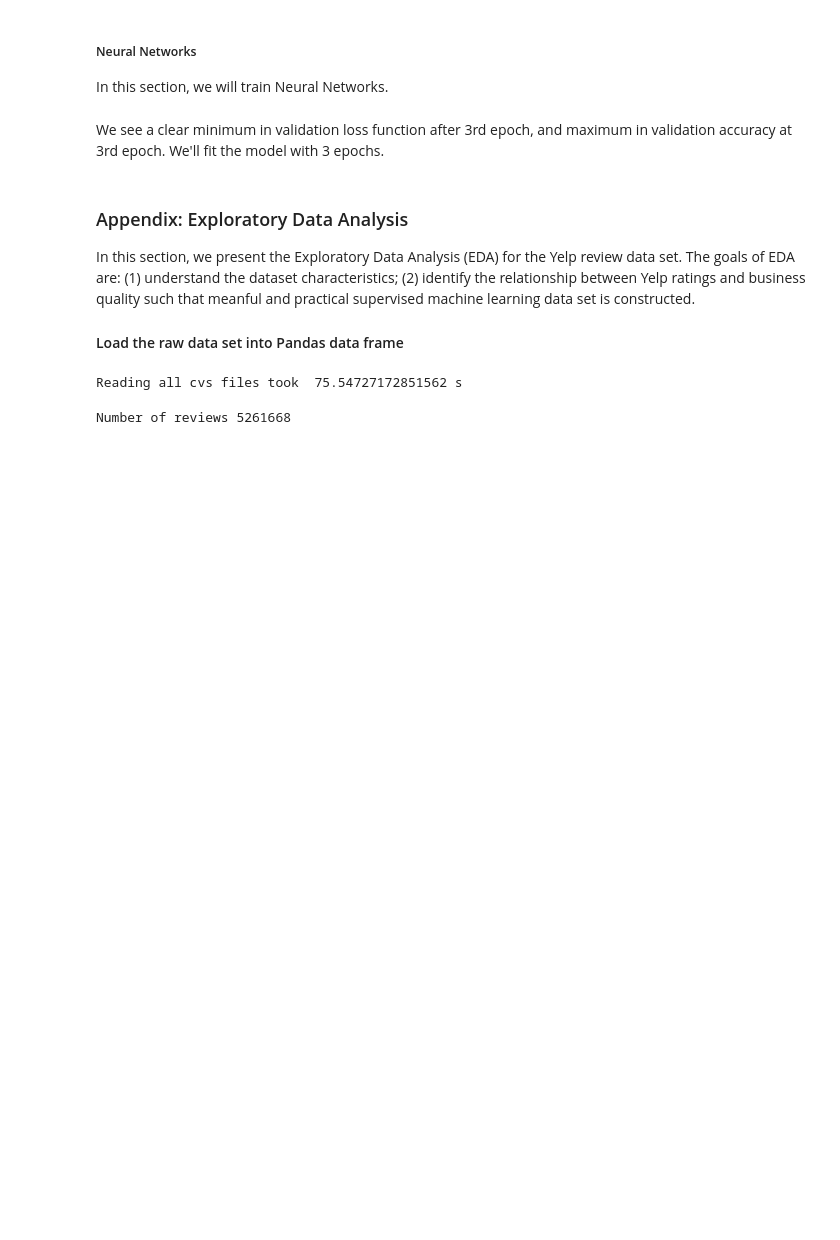
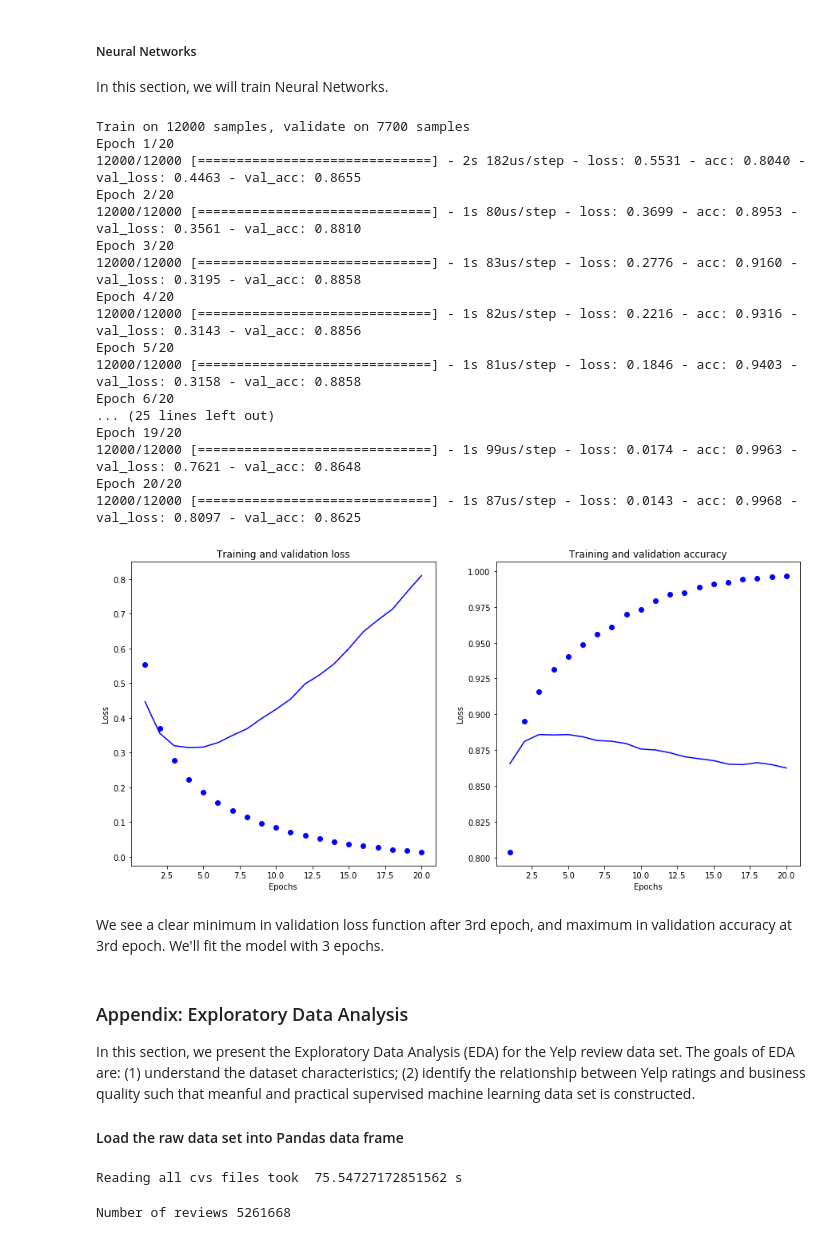
Before and after one commit to chandra1sekar/yelp-reviews, a Jupyter notebook: yelp_review_classification.ipynb, the cells around one changed output. Drawn from its saved outputs; the diff is of its cells as text; code cells hidden in the pictures; blank space fills up the shorter version.

```diff
--- a/yelp_review_classification.ipynb
+++ b/yelp_review_classification.ipynb
@@ -339,5 +329,69 @@ The best F1 score is achieved by using the vocabulary size 3329 determined by L1
 ##### Neural Networks
 
 In this section, we will train Neural Networks.
+# %%
+def yelp_review_neural_networks():
+
+    count_vectorizer = CountVectorizer(strip_accents='ascii', stop_words='english', min_df=0.001)
+    dtm_train = count_vectorizer.fit_transform(train_data)
+    dtm_dev = count_vectorizer.transform(dev_data)
+    dtm_test = count_vectorizer.transform(test_data)
+
+    # 1) Building our model with maximum 5,372 words
+    model = models.Sequential()
+    model.add(layers.Dense(16, activation='relu', input_shape=(5372,)))
+    model.add(layers.Dense(16, activation='relu'))
+    model.add(layers.Dense(1, activation='sigmoid'))
+
+    # Use binary_crossentropy loss function because our model outputs probabilities
+    model.compile(optimizer='rmsprop',
+                  loss='binary_crossentropy',
+                  metrics=['accuracy'])
+
+    history = model.fit(dtm_train, train_labels, epochs=20, batch_size=512, validation_data=(dtm_dev, dev_labels))
+    acc = history.history['acc']
+    val_acc = history.history['val_acc']
+    loss = history.history['loss']
+    val_loss = history.history['val_loss']
+
+    epochs = range(1, len(acc) + 1)
+
+    # Plot training and validation loss
+    fig = plt.figure(figsize=(15,7))
+    ax = fig.add_subplot(1,2,1)
+    ax.plot(epochs, loss, 'bo', label='Training loss')
+    ax.plot(epochs, val_loss, 'b', label='Validation loss')
+    ax.set_title('Training and validation loss')
+    ax.set_xlabel('Epochs')
+    ax.set_ylabel('Loss')
+
+    # Plot training and validation accuracy
+    ax2 = fig.add_subplot(1,2,2)
+    ax2.plot(epochs, acc, 'bo', label='Training acc')
+    ax2.plot(epochs, val_acc, 'b', label='Validation acc')
+    ax2.set_title('Training and validation accuracy')
+    ax2.set_xlabel('Epochs')
+    ax2.set_ylabel('Loss')
+
+yelp_review_neural_networks()
+# %% [output]
+Train on 12000 samples, validate on 7700 samples
+Epoch 1/20
+12000/12000 [==============================] - 2s 182us/step - loss: 0.5531 - acc: 0.8040 - val_loss: 0.4463 - val_acc: 0.8655
+Epoch 2/20
+12000/12000 [==============================] - 1s 80us/step - loss: 0.3699 - acc: 0.8953 - val_loss: 0.3561 - val_acc: 0.8810
+Epoch 3/20
+12000/12000 [==============================] - 1s 83us/step - loss: 0.2776 - acc: 0.9160 - val_loss: 0.3195 - val_acc: 0.8858
+Epoch 4/20
+12000/12000 [==============================] - 1s 82us/step - loss: 0.2216 - acc: 0.9316 - val_loss: 0.3143 - val_acc: 0.8856
+Epoch 5/20
+12000/12000 [==============================] - 1s 81us/step - loss: 0.1846 - acc: 0.9403 - val_loss: 0.3158 - val_acc: 0.8858
+Epoch 6/20
+... (25 lines left out)
+Epoch 19/20
+12000/12000 [==============================] - 1s 99us/step - loss: 0.0174 - acc: 0.9963 - val_loss: 0.7621 - val_acc: 0.8648
+Epoch 20/20
+12000/12000 [==============================] - 1s 87us/step - loss: 0.0143 - acc: 0.9968 - val_loss: 0.8097 - val_acc: 0.8625
+[figure, added]
 # %% [markdown]
 We see a clear minimum in validation loss function after 3rd epoch, and maximum in validation accuracy at 3rd epoch. We'll fit the model with 3 epochs.
```
Also changed, not shown: parts of 7 cells of this notebook.
